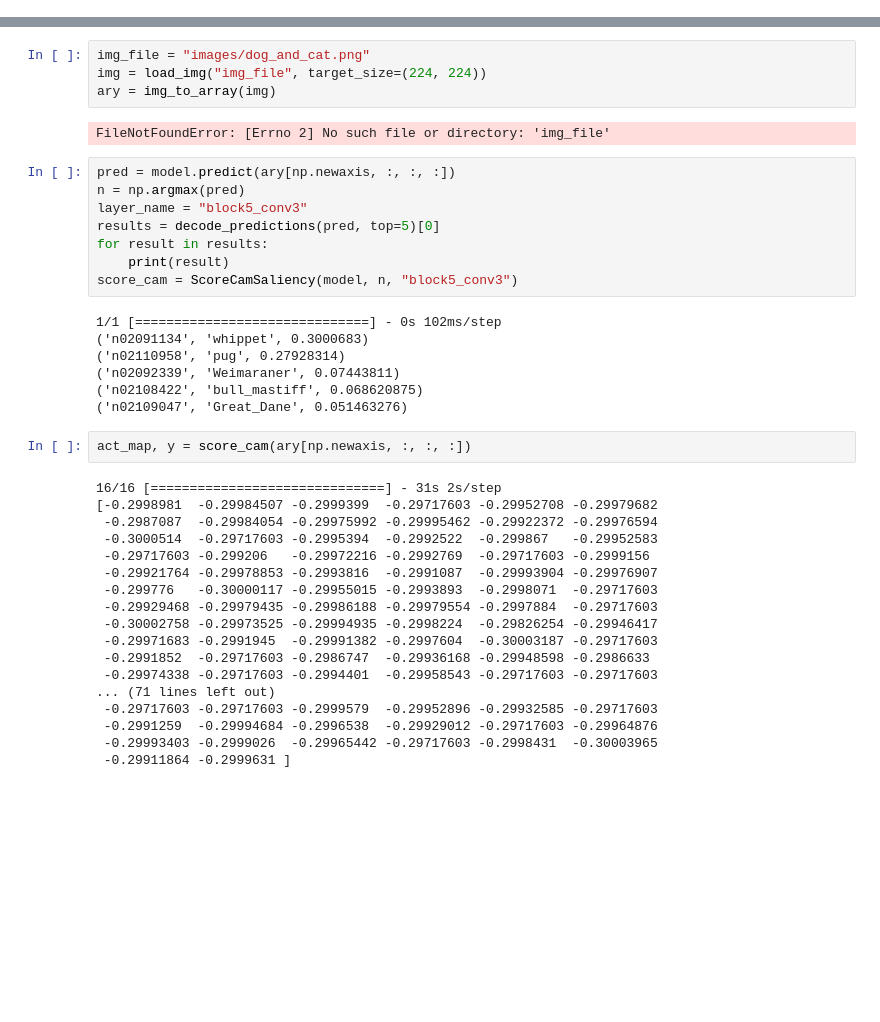
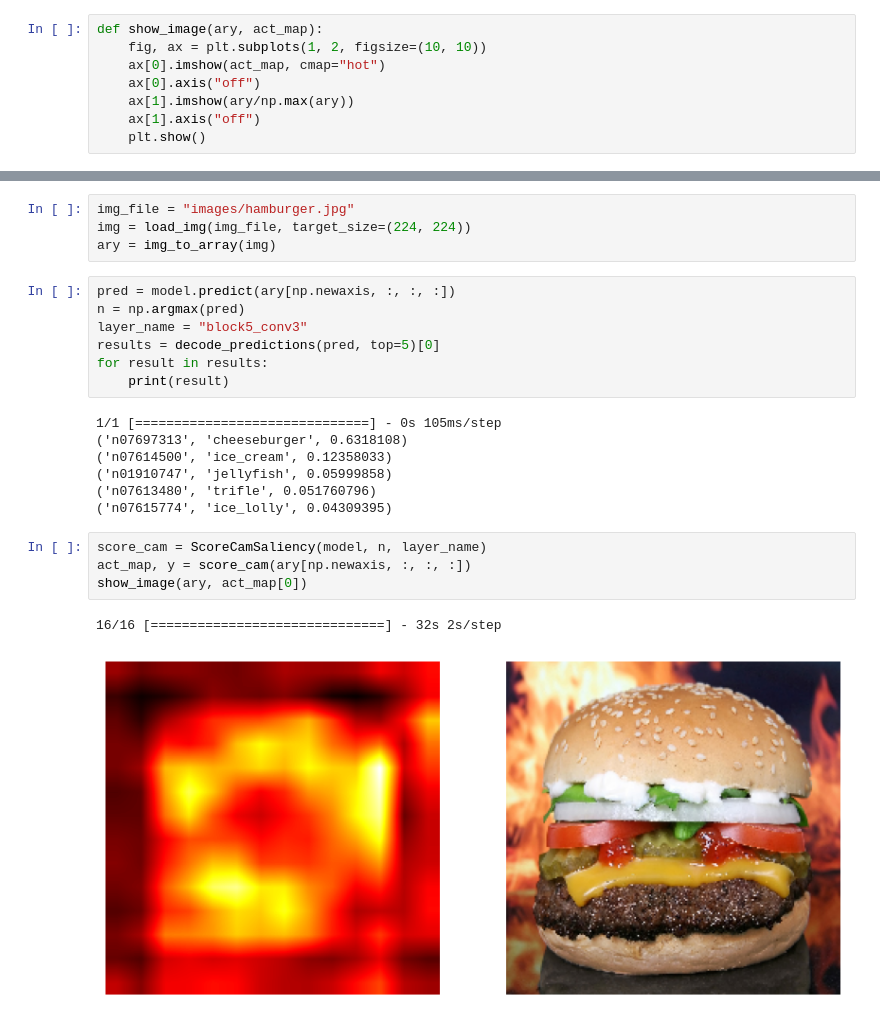
Before and after one commit to mandelamane/ExplainableAI, a Jupyter notebook: class_activation_map.ipynb, the cells around one changed output, grey strips where cells are left out. Saved outputs shown, nothing was run; the diff lists cells and outputs as text; blank space fills up the shorter version.

```diff
--- a/class_activation_map.ipynb
+++ b/class_activation_map.ipynb
@@ -28,0 +36,8 @@ _________________________________________________________________
+# %%
+def show_image(ary, act_map):
+    fig, ax = plt.subplots(1, 2, figsize=(10, 10))
+    ax[0].imshow(act_map, cmap="hot")
+    ax[0].axis("off")
+    ax[1].imshow(ary/np.max(ary))
+    ax[1].axis("off")
+    plt.show()
@@ -29,9 +77,7 @@ _________________________________________________________________
 # %%
-img_file = "images/dog_and_cat.png"
-img = load_img("img_file", target_size=(224, 224))
+img_file = "images/hamburger.jpg"
+img = load_img(img_file, target_size=(224, 224))
 ary = img_to_array(img)
-# %% [output]
-FileNotFoundError: [Errno 2] No such file or directory: 'img_file'
 # %%
 pred = model.predict(ary[np.newaxis, :, :, :])
 n = np.argmax(pred)
@@ -39,31 +85,17 @@ layer_name = "block5_conv3"
 results = decode_predictions(pred, top=5)[0]
 for result in results:
     print(result)
-score_cam = ScoreCamSaliency(model, n, "block5_conv3")
 # %% [output]
-1/1 [==============================] - 0s 102ms/step
-('n02091134', 'whippet', 0.3000683)
-('n02110958', 'pug', 0.27928314)
-('n02092339', 'Weimaraner', 0.07443811)
-('n02108422', 'bull_mastiff', 0.068620875)
-('n02109047', 'Great_Dane', 0.051463276)
+1/1 [==============================] - 0s 105ms/step
+('n07697313', 'cheeseburger', 0.6318108)
+('n07614500', 'ice_cream', 0.12358033)
+('n01910747', 'jellyfish', 0.05999858)
+('n07613480', 'trifle', 0.051760796)
+('n07615774', 'ice_lolly', 0.04309395)
 # %%
+score_cam = ScoreCamSaliency(model, n, layer_name)
 act_map, y = score_cam(ary[np.newaxis, :, :, :])
+show_image(ary, act_map[0])
 # %% [output]
-16/16 [==============================] - 31s 2s/step
-[-0.2998981  -0.29984507 -0.2999399  -0.29717603 -0.29952708 -0.29979682
- -0.2987087  -0.29984054 -0.29975992 -0.29995462 -0.29922372 -0.29976594
- -0.3000514  -0.29717603 -0.2995394  -0.2992522  -0.299867   -0.29952583
- -0.29717603 -0.299206   -0.29972216 -0.2992769  -0.29717603 -0.2999156
- -0.29921764 -0.29978853 -0.2993816  -0.2991087  -0.29993904 -0.29976907
- -0.299776   -0.30000117 -0.29955015 -0.2993893  -0.2998071  -0.29717603
- -0.29929468 -0.29979435 -0.29986188 -0.29979554 -0.2997884  -0.29717603
- -0.30002758 -0.29973525 -0.29994935 -0.2998224  -0.29826254 -0.29946417
- -0.29971683 -0.2991945  -0.29991382 -0.2997604  -0.30003187 -0.29717603
- -0.2991852  -0.29717603 -0.2986747  -0.29936168 -0.29948598 -0.2986633
- -0.29974338 -0.29717603 -0.2994401  -0.29958543 -0.29717603 -0.29717603
-... (71 lines left out)
- -0.29717603 -0.29717603 -0.2999579  -0.29952896 -0.29932585 -0.29717603
- -0.2991259  -0.29994684 -0.2996538  -0.29929012 -0.29717603 -0.29964876
- -0.29993403 -0.2999026  -0.29965442 -0.29717603 -0.2998431  -0.30003965
- -0.29911864 -0.2999631 ]
+16/16 [==============================] - 32s 2s/step
+[figure, added]
```
Also changed, not shown: parts of 10 cells of this notebook, 2 other files.
